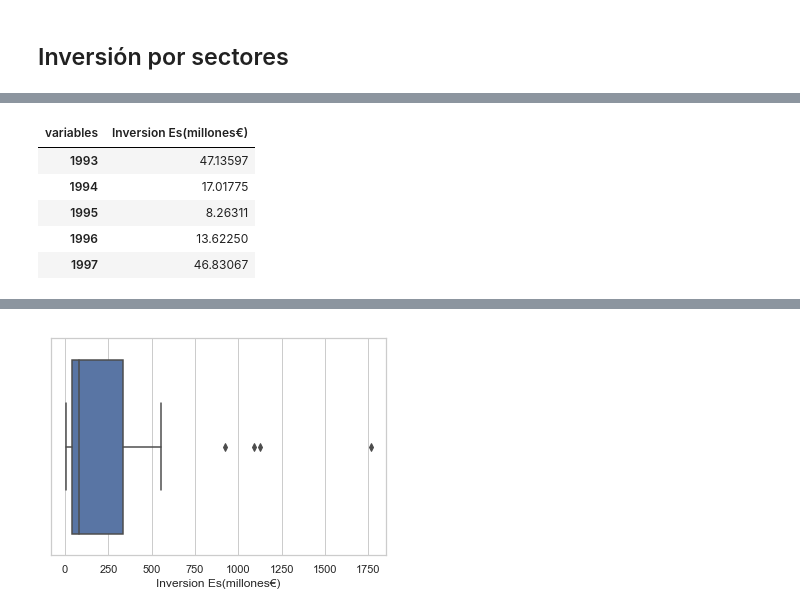
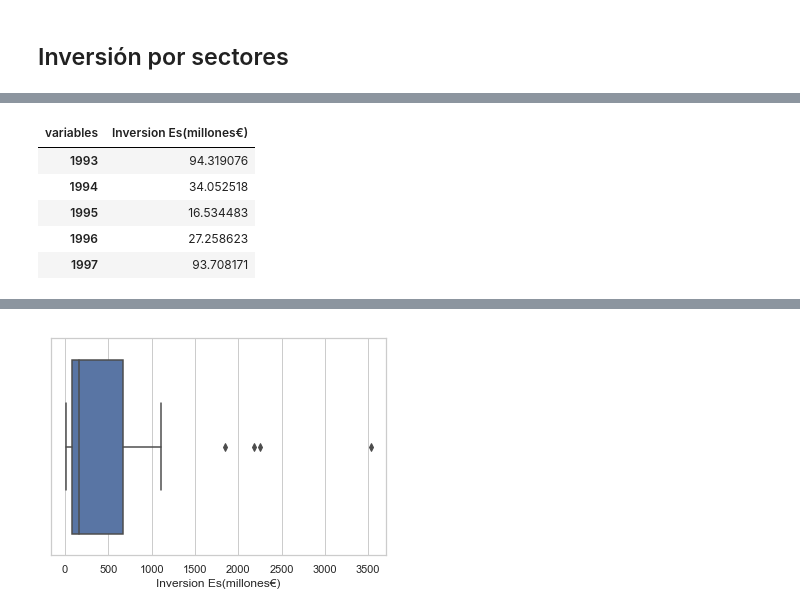
Before and after one commit to Afri-cola/Kschool-TFM, a Jupyter notebook: Inversion ES.ipynb, the cells around one changed output, grey strips where cells are left out. Saved outputs shown, nothing was run; the diff lists cells and outputs as text; code cells hidden in the pictures.

```diff
--- a/Inversion ES.ipynb
+++ b/Inversion ES.ipynb
@@ -205,5 +206,5 @@ df_mex = df.groupby('variables').sum()
 # %%
-df_mex = df_mex.drop(['industry'], axis=1)
+#df_mex = df_mex.drop(['industry'], axis=1)
 # %%
 df_mex = df_mex.div(1000)
 df_mex
@@ -214,11 +215,12 @@ df_mex
 1 rows × 28 columns
 # %%
 df_mex = df_mex.transpose()
+df_mex = df_mex.round(2)
 df_mex.head()
 # %% [output]
 | variables | Inversion Es(millones€) |
-| 1993 | 47.13597 |
-| 1994 | 17.01775 |
-| 1995 | 8.26311 |
-| 1996 | 13.62250 |
-| 1997 | 46.83067 |
+| 1993 | 94.319076 |
+| 1994 | 34.052518 |
+| 1995 | 16.534483 |
+| 1996 | 27.258623 |
+| 1997 | 93.708171 |
```
Also changed, not shown: parts of 20 cells of this notebook.
